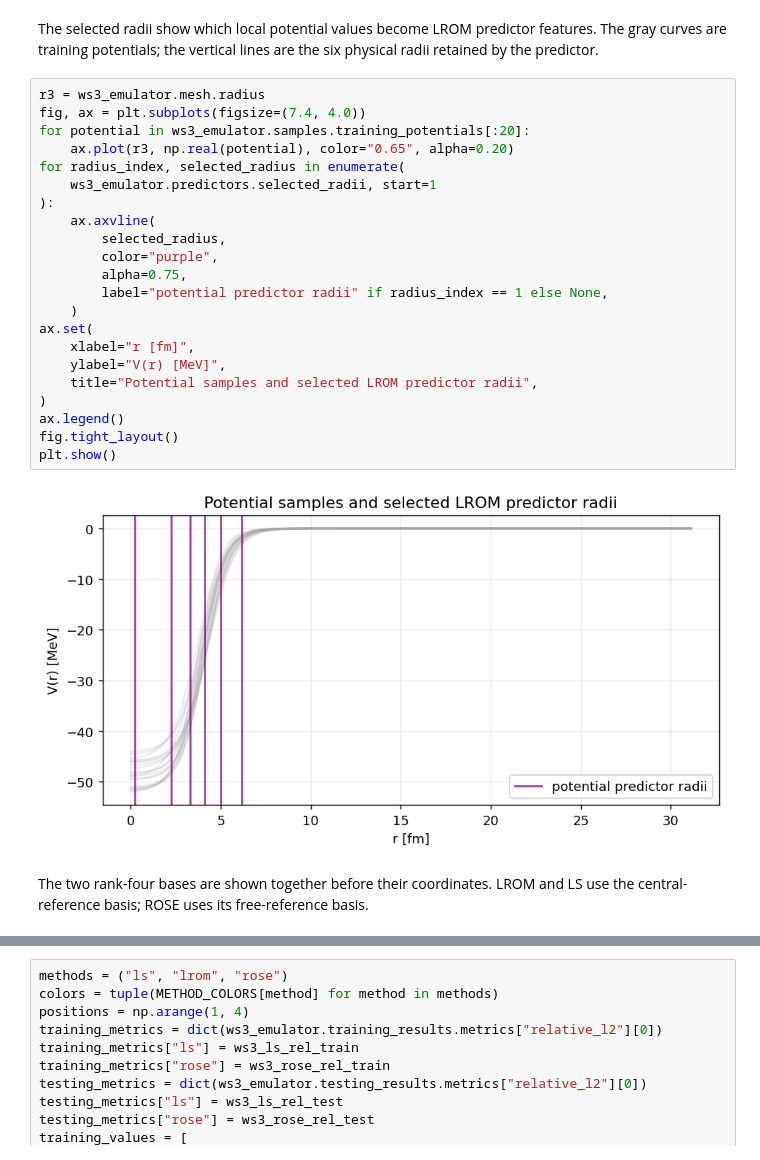
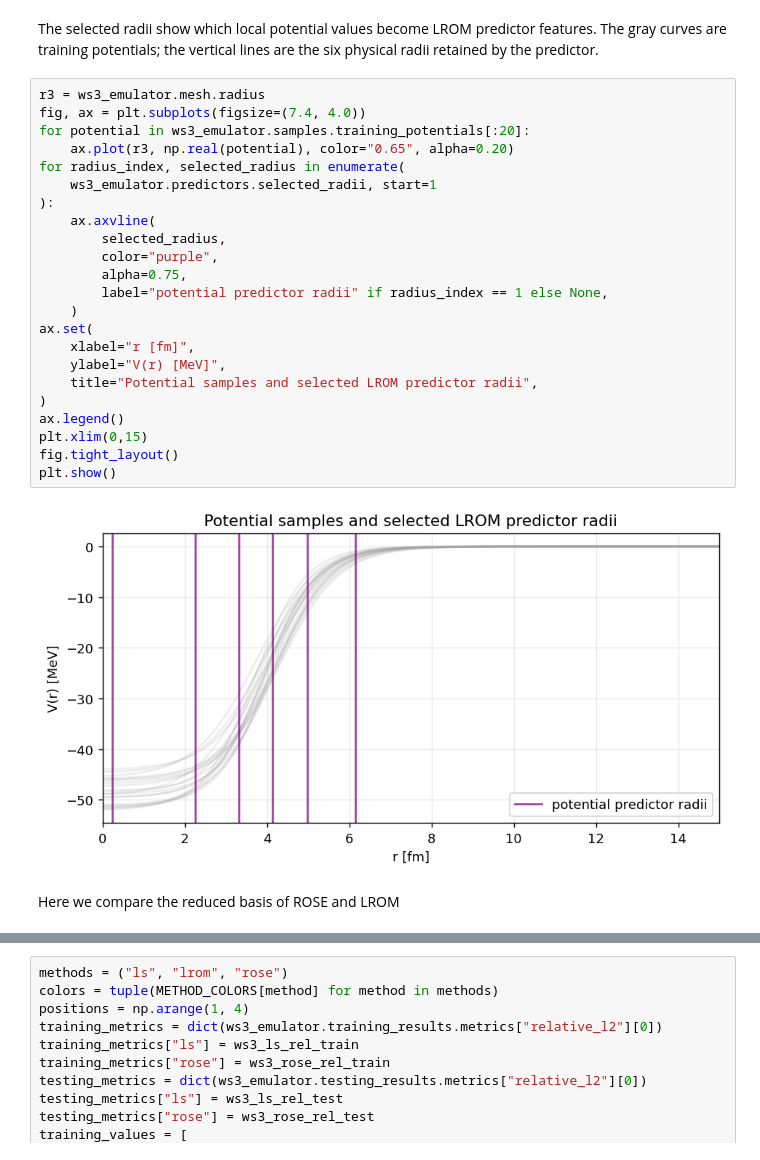
Before and after one commit to nitrogen5052/Learning-Reduced-Order-Models, a Jupyter notebook: notebooks/01_rbm_vs_lrom_single_wavefunction.ipynb, the cells around one changed output, grey strips where cells are left out. Cells and saved outputs as stored; diff of their text form.

```diff
--- a/notebooks/01_rbm_vs_lrom_single_wavefunction.ipynb
+++ b/notebooks/01_rbm_vs_lrom_single_wavefunction.ipynb
@@ -708,31 +700,30 @@ vertical lines are the six physical radii retained by the predictor.
 # %%
 r3 = ws3_emulator.mesh.radius
 fig, ax = plt.subplots(figsize=(7.4, 4.0))
 for potential in ws3_emulator.samples.training_potentials[:20]:
     ax.plot(r3, np.real(potential), color="0.65", alpha=0.20)
 for radius_index, selected_radius in enumerate(
     ws3_emulator.predictors.selected_radii, start=1
 ):
     ax.axvline(
         selected_radius,
         color="purple",
         alpha=0.75,
         label="potential predictor radii" if radius_index == 1 else None,
     )
 ax.set(
     xlabel="r [fm]",
     ylabel="V(r) [MeV]",
     title="Potential samples and selected LROM predictor radii",
 )
 ax.legend()
+plt.xlim(0,15)
 fig.tight_layout()
 plt.show()
 # %% [output]
-[figure, old version]
+[figure, new version]
 # %% [markdown]
-The two rank-four bases are shown together before their coordinates.
-LROM and LS use the central-reference basis; ROSE uses its
-free-reference basis.
+Here we compare the reduced basis of ROSE and LROM
 # %%
 ws3_basis = ws3_emulator.basis[0]
 fig, axes = plt.subplots(1, 2, figsize=(11.0, 3.8))
```
Also changed, not shown: parts of 30 cells of this notebook.
